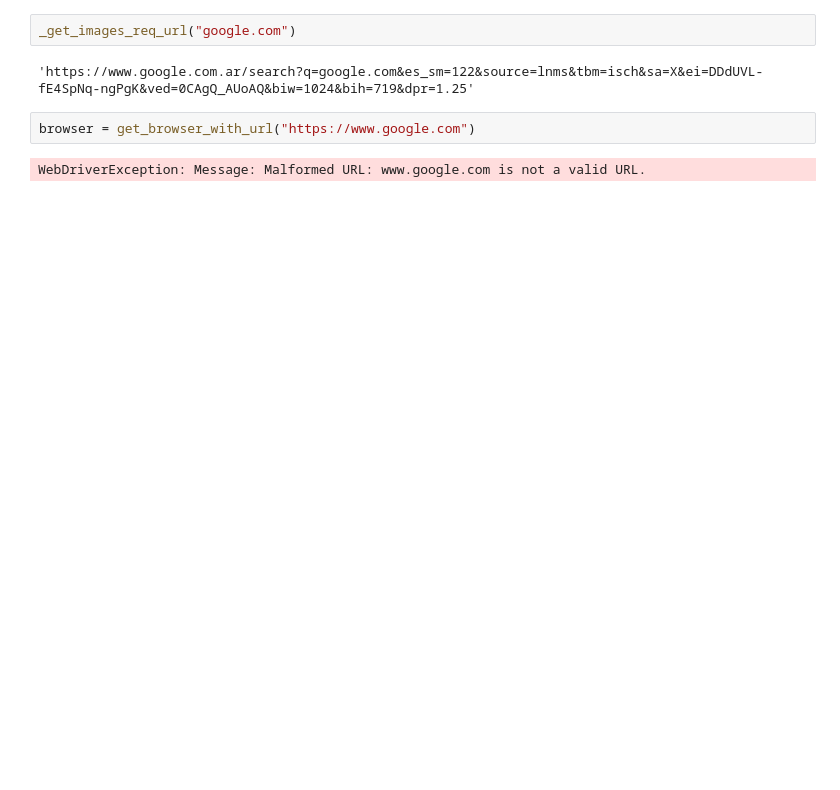
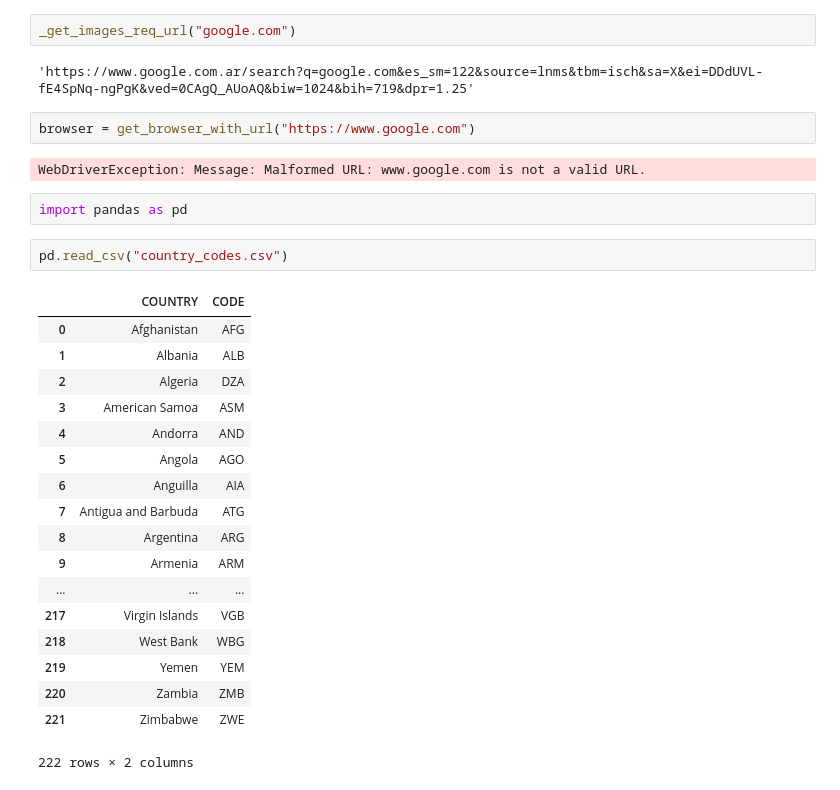
Before and after one commit to dichotomism/UN-SDG-Hackathon-2017, a Jupyter notebook: Deconstructing Google Search API.ipynb, the cells around one changed output. Drawn from its saved outputs; the diff is of its cells as text; blank space fills up the shorter version.

```diff
--- a/Deconstructing Google Search API.ipynb
+++ b/Deconstructing Google Search API.ipynb
@@ -588,3 +588,26 @@ _get_images_req_url("google.com")
 browser = get_browser_with_url("https://www.google.com")
 # %% [output]
 WebDriverException: Message: Malformed URL: www.google.com is not a valid URL.
+# %%
+import pandas as pd
+# %%
+pd.read_csv("country_codes.csv")
+# %% [output]
+|  | COUNTRY | CODE |
+| 0 | Afghanistan | AFG |
+| 1 | Albania | ALB |
+| 2 | Algeria | DZA |
+| 3 | American Samoa | ASM |
+| 4 | Andorra | AND |
+| 5 | Angola | AGO |
+| 6 | Anguilla | AIA |
+| 7 | Antigua and Barbuda | ATG |
+| 8 | Argentina | ARG |
+| 9 | Armenia | ARM |
+| ... | ... | ... |
+| 217 | Virgin Islands | VGB |
+| 218 | West Bank | WBG |
+| 219 | Yemen | YEM |
+| 220 | Zambia | ZMB |
+| 221 | Zimbabwe | ZWE |
+222 rows × 2 columns
```
Also changed, not shown: 8 other files.
